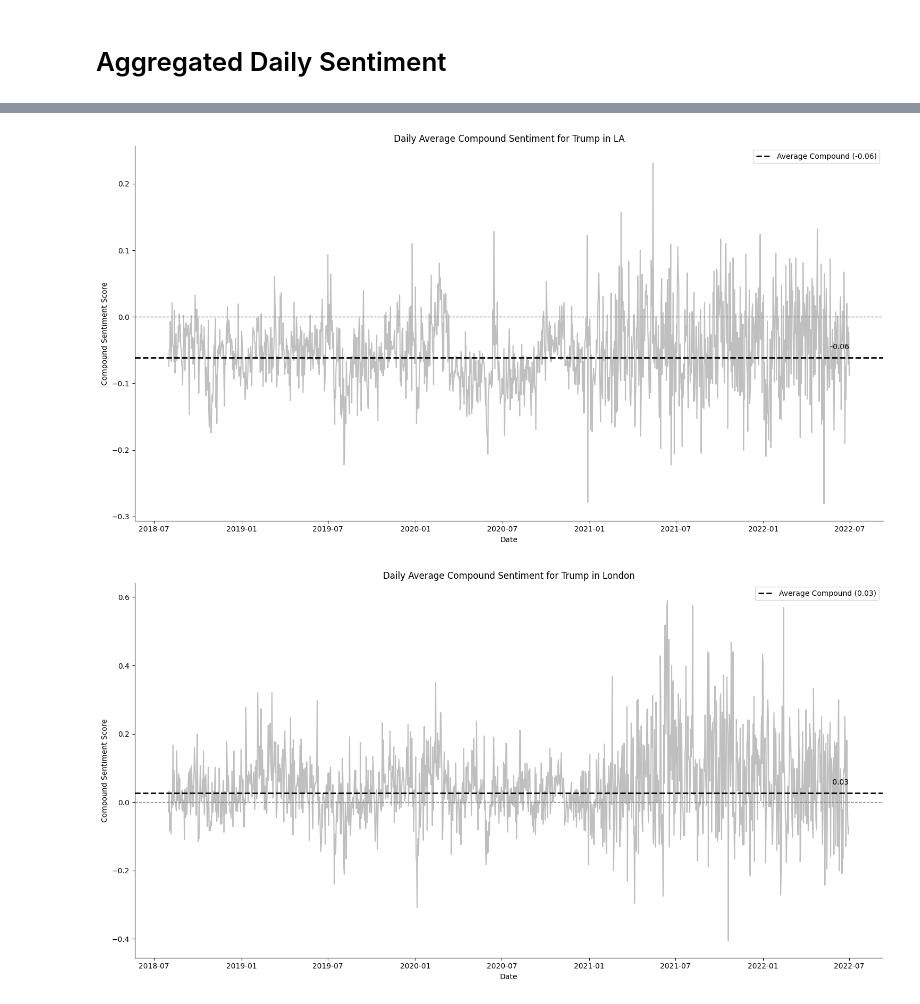
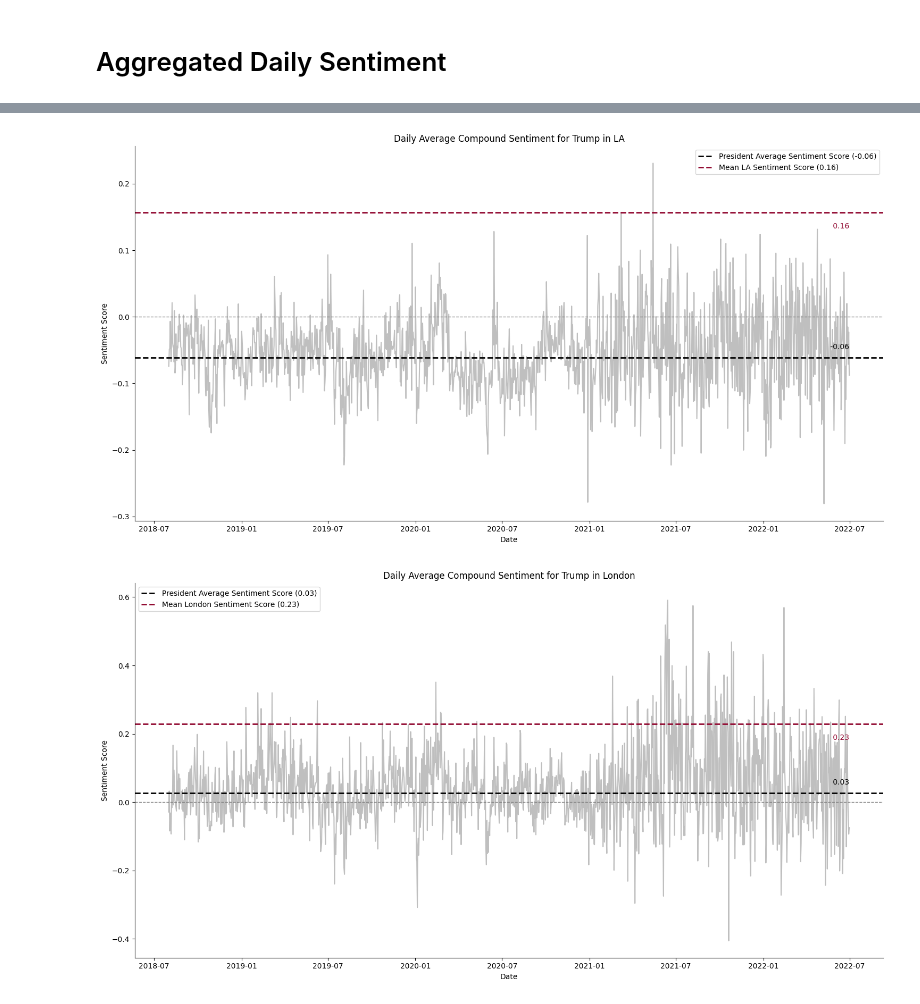
Before and after one commit to lgiesen/twitter-sentiment-analysis-politicians, a Jupyter notebook: analysis-events.ipynb, the cells around one changed output, grey strips where cells are left out. Drawn from its saved outputs; the diff is of its cells as text; code cells hidden in the pictures.

Commit message:
:sparkles: visualization presidents per location

```diff
--- a/analysis-events.ipynb
+++ b/analysis-events.ipynb
@@ -93,7 +143,17 @@ def visualize_daily_sentiment(filepath, title, save_path=None, significant_point
+# %%
+mean_compound = pd.read_pickle('results/mean_compound.pkl')
 # %%
 for president in presidents:
     for location in (cities + countries):
         title = f'Daily Average Compound Sentiment for {president.capitalize()} in {location}'
         filepath = f'{data_path}{president}-{location}.pkl'
-        visualize_daily_sentiment(filepath, title, save_path=f'visualizations/{president}-{location}.png')
+        data = pd.read_pickle(filepath)
+        data, daily_sentiment = add_day_and_get_daily_sentiment(data)
+        average_compound = get_compound_mean(data)
+        plot_sentiment_with_highlights_and_timeframes(daily_sentiment,
+                                                title,
+                                                colors=colors,
+                                                average_compound=average_compound,
+                                                mean_location=mean_compound.at['All',location],
+                                                save_path=f'visualizations/{president}-{location}.png')
 # %% [output]
@@ -101,2 +161,2 @@ for president in presidents:
-[figure, old version]
+[figure, new version]
-[figure, old version]
+[figure, new version]
```
Also changed, not shown: parts of 13 cells of this notebook, 28 other files.
